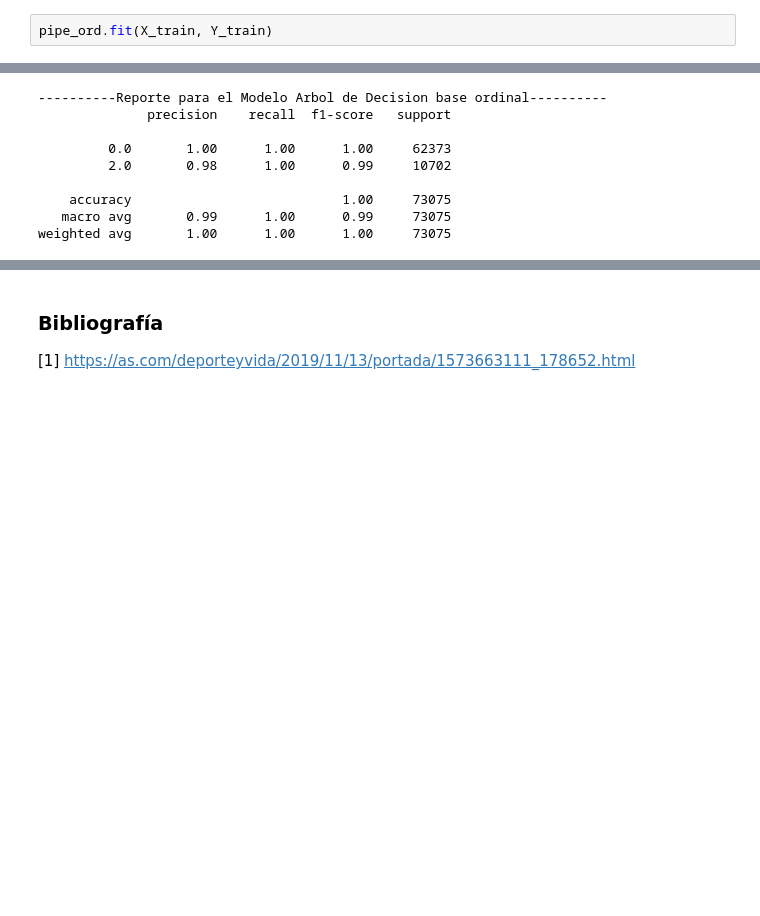
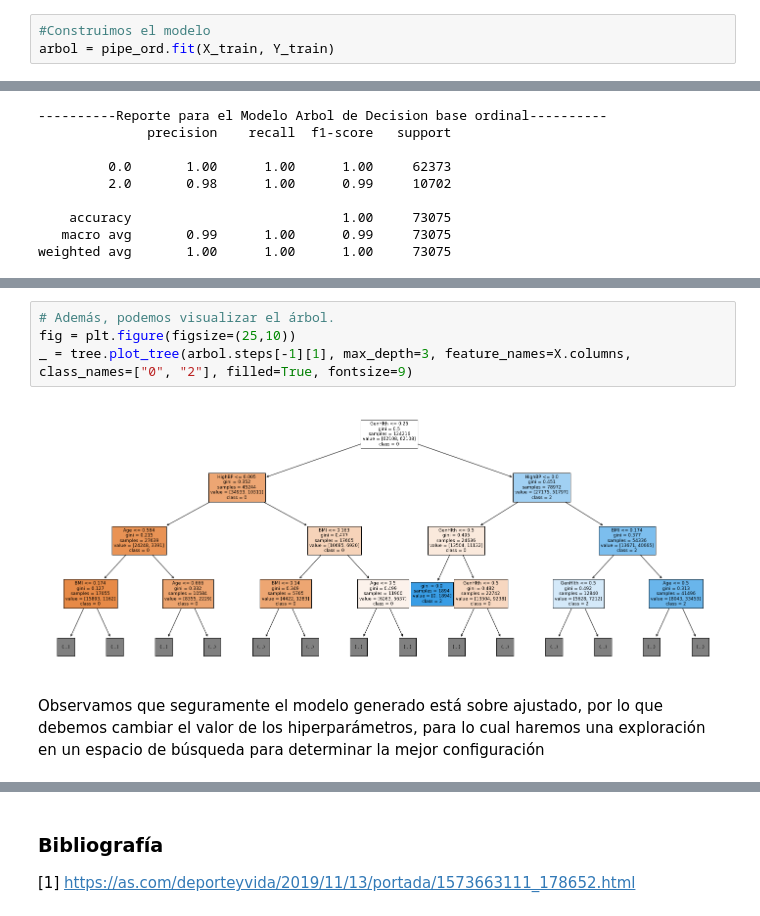
Before and after one commit to sofiaalvarezlopez/BI-Lab1, a Jupyter notebook: lab1_BI_alvarez_barahona_plata.ipynb, the cells around one changed output, grey strips where cells are left out. Saved outputs shown, nothing was run; the diff lists cells and outputs as text; blank space fills up the shorter version.

```diff
--- a/lab1_BI_alvarez_barahona_plata.ipynb
+++ b/lab1_BI_alvarez_barahona_plata.ipynb
@@ -652,2 +666,3 @@ pipe_ord.steps.append(('classifier',DecisionTreeClassifier()))
 # %%
-pipe_ord.fit(X_train, Y_train)
+#Construimos el modelo
+arbol = pipe_ord.fit(X_train, Y_train)
@@ -683,3 +719,11 @@ weighted avg       1.00      1.00      1.00     73075
+# %%
+# Además, podemos visualizar el árbol.
+fig = plt.figure(figsize=(25,10))
+_ = tree.plot_tree(arbol.steps[-1][1], max_depth=3, feature_names=X.columns, class_names=["0", "2"], filled=True, fontsize=9)
+# %% [output]
+[figure, added]
+# %% [markdown]
+Observamos que seguramente el modelo generado está sobre ajustado, por lo que debemos cambiar el valor de los hiperparámetros, para lo cual haremos una exploración en un espacio de búsqueda para determinar la mejor configuración
 # %%
 # Construimos los estimadores iniciales
 estimators = [('imputer', SimpleImputer(strategy='most_frequent')),
```
Also changed, not shown: parts of 20 cells of this notebook, 3 other files.
